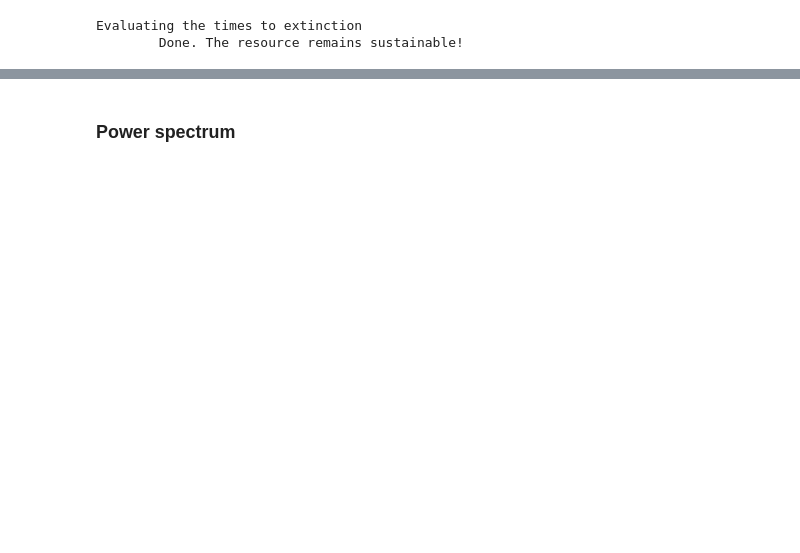
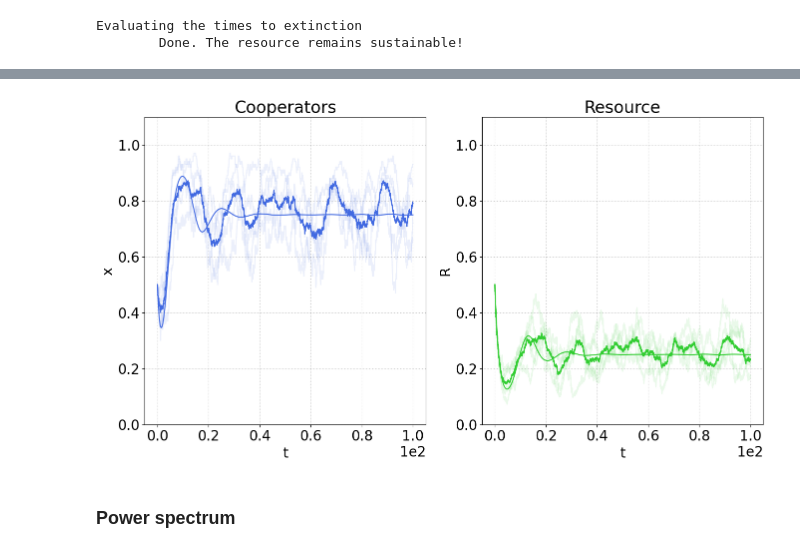
Before and after one commit to fabiomngzz/CPRSustainability, a Jupyter notebook: CPRsust_fullyStoc.ipynb, the cells around one changed output, grey strips where cells are left out. Cells and saved outputs as stored; diff of their text form; code cells hidden in the pictures; blank space fills up the shorter version.

```diff
--- a/CPRsust_fullyStoc.ipynb
+++ b/CPRsust_fullyStoc.ipynb
@@ -1016,3 +1024,48 @@ else:
+# %%
+if runCase['kFpP']:
+    plotsObj = [
+        {
+            'name' : 'Cooperators',
+            'x' : [obj['time'] for obj in seriesObj_kFpP_stocRes],
+            'xCommon' : [seriesObj_kFpP_MF['time'],tSimAvg_kFpP_stocRes],
+            'y': [obj['cooperators'] for obj in seriesObj_kFpP_stocRes],
+            'yMean' : [seriesObj_kFpP_MF['cooperators'],coopFracSeriesAvg_kFpP_stocRes],
+            'color' : 'royalblue',
+            'xlabel' : 't',
+            'ylabel' : 'x',
+            'xLims' : [],
+            'yLims' : [0, 1.1],
+            'xLogScale' : None,
+            'yLogScale' : None,
+            'alphaSingle' : 0.1
+        },
+        {
+            'name' : 'Resource',
+            'x' : [obj['time'] for obj in seriesObj_kFpP_stocRes],
+            'xCommon' : [seriesObj_kFpP_MF['time'],tSimAvg_kFpP_stocRes],
+            'y': [obj['resource'] for obj in seriesObj_kFpP_stocRes],
+            'yMean' : [seriesObj_kFpP_MF['resource'],RSeriesAvg_kFpP_stocRes],
+            'color' : 'limegreen',
+            'xlabel' : 't',
+            'ylabel' : 'R',
+            'xLims' : [],
+            'yLims' : [0, 1.1],
+            'xLogScale' : None,
+            'yLogScale' : None,
+            'alphaSingle' : 0.1
+        }
+    ]
+
+    fig_kFpP_stocRes_comp, ax_kFpP_stocRes_comp = CPRSustStocSimPlot(plotsObj)
+    if tExtObj_kFpP_stocRes['mean']:
+        ax_kFpP_stocRes_comp[1].vlines(tExtObj_kFpP_stocRes['mean'],0,R0,colors='lime',linestyle='-.',label='Mean time to extinction')
+        ax_kFpP_stocRes_comp[1].legend()
+
+    plt.show()
+else:
+    print('Not executed. See the settings in the first cell.')
+# %% [output]
+[figure, added]
 # %% [markdown]
 ### Power spectrum
 # %%
```
Also changed, not shown: parts of 6 cells of this notebook, 6 other files.
